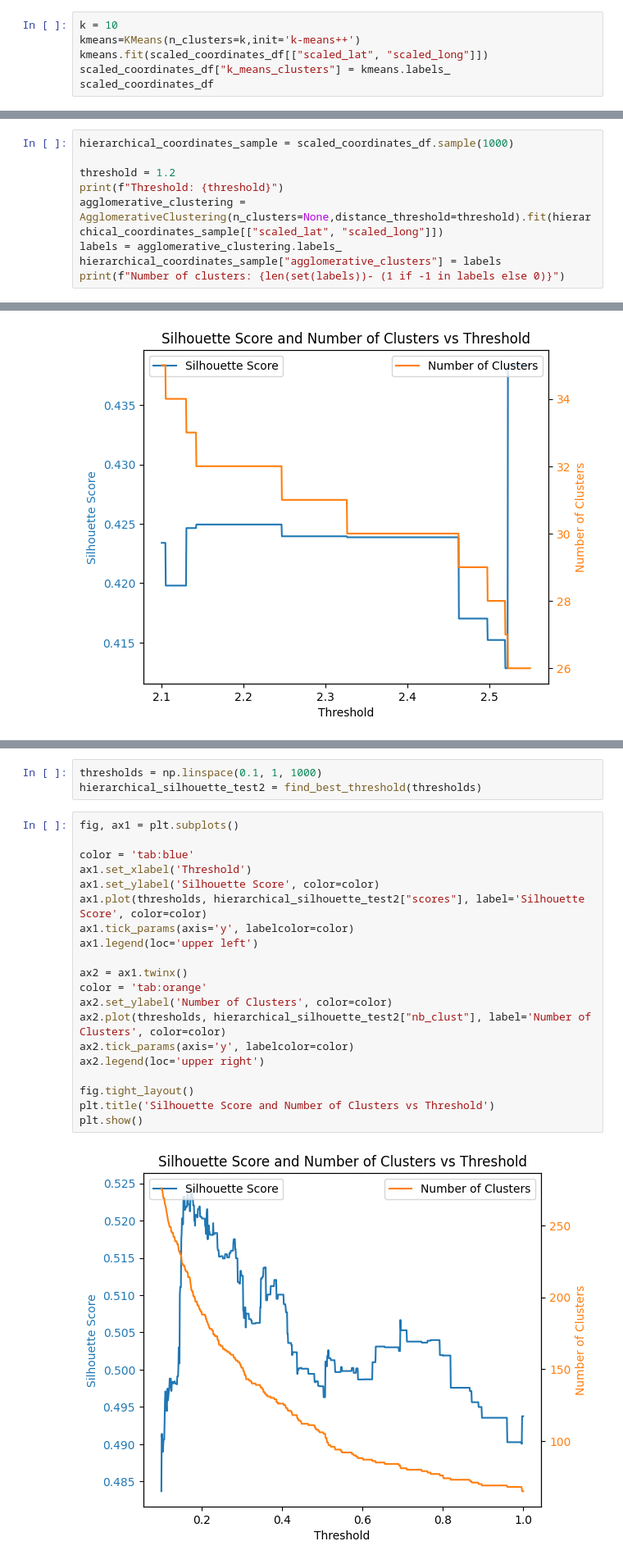
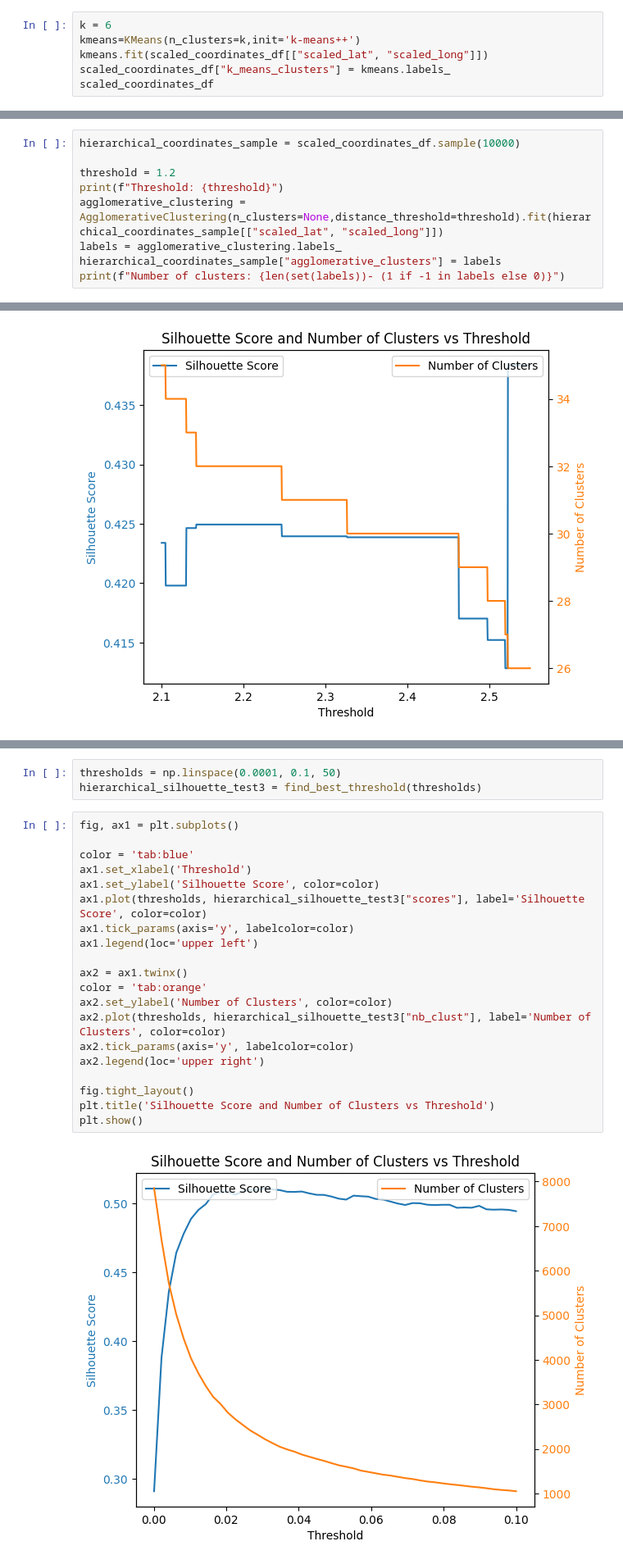
Before and after one commit to armynion/Data-Mining-Lab-INSA-4IF, a Jupyter notebook: Main.ipynb, the cells around one changed output, grey strips where cells are left out. Shown at 82% size. Saved outputs shown, nothing was run; the diff lists cells and outputs as text.

Commit message:
fix: fixing lack of colors and hierarchical opti

```diff
--- a/Main.ipynb
+++ b/Main.ipynb
@@ -387,5 +385,5 @@ It seems that optimal values for `k` are arround 10 clusters. Thus let's try to
 # %%
-k = 10
+k = 6
 kmeans=KMeans(n_clusters=k,init='k-means++')
 kmeans.fit(scaled_coordinates_df[["scaled_lat", "scaled_long"]])
 scaled_coordinates_df["k_means_clusters"] = kmeans.labels_
@@ -452,7 +450,7 @@ We could try another method to find a better value for `k` (as the silhouette co
 from scipy.cluster.hierarchy import dendrogram, linkage
 from sklearn.cluster import AgglomerativeClustering
 # %%
-hierarchical_coordinates_sample = scaled_coordinates_df.sample(1000)
+hierarchical_coordinates_sample = scaled_coordinates_df.sample(10000)
 
 threshold = 1.2
 print(f"Threshold: {threshold}")
@@ -579,28 +601,28 @@ It appears that silhouette score is the closest from 0 for values of threshold a
 # %%
-thresholds = np.linspace(0.1, 1, 1000)
-hierarchical_silhouette_test2 = find_best_threshold(thresholds)
+thresholds = np.linspace(0.0001, 0.1, 50)
+hierarchical_silhouette_test3 = find_best_threshold(thresholds)
 # %%
 fig, ax1 = plt.subplots()
 
 color = 'tab:blue'
 ax1.set_xlabel('Threshold')
 ax1.set_ylabel('Silhouette Score', color=color)
-ax1.plot(thresholds, hierarchical_silhouette_test2["scores"], label='Silhouette Score', color=color)
+ax1.plot(thresholds, hierarchical_silhouette_test3["scores"], label='Silhouette Score', color=color)
 ax1.tick_params(axis='y', labelcolor=color)
 ax1.legend(loc='upper left')
 
 ax2 = ax1.twinx()
 color = 'tab:orange'
 ax2.set_ylabel('Number of Clusters', color=color)
-ax2.plot(thresholds, hierarchical_silhouette_test2["nb_clust"], label='Number of Clusters', color=color)
+ax2.plot(thresholds, hierarchical_silhouette_test3["nb_clust"], label='Number of Clusters', color=color)
 ax2.tick_params(axis='y', labelcolor=color)
 ax2.legend(loc='upper right')
 
 fig.tight_layout()
 plt.title('Silhouette Score and Number of Clusters vs Threshold')
 plt.show()
 # %% [output]
-[figure, old version]
+[figure, new version]
 # %%
 # Create a map centered at the given coordinates
 m = folium.Map([45.762611,4.832805], zoom_start=12)
```
Also changed, not shown: parts of 13 cells of this notebook.
